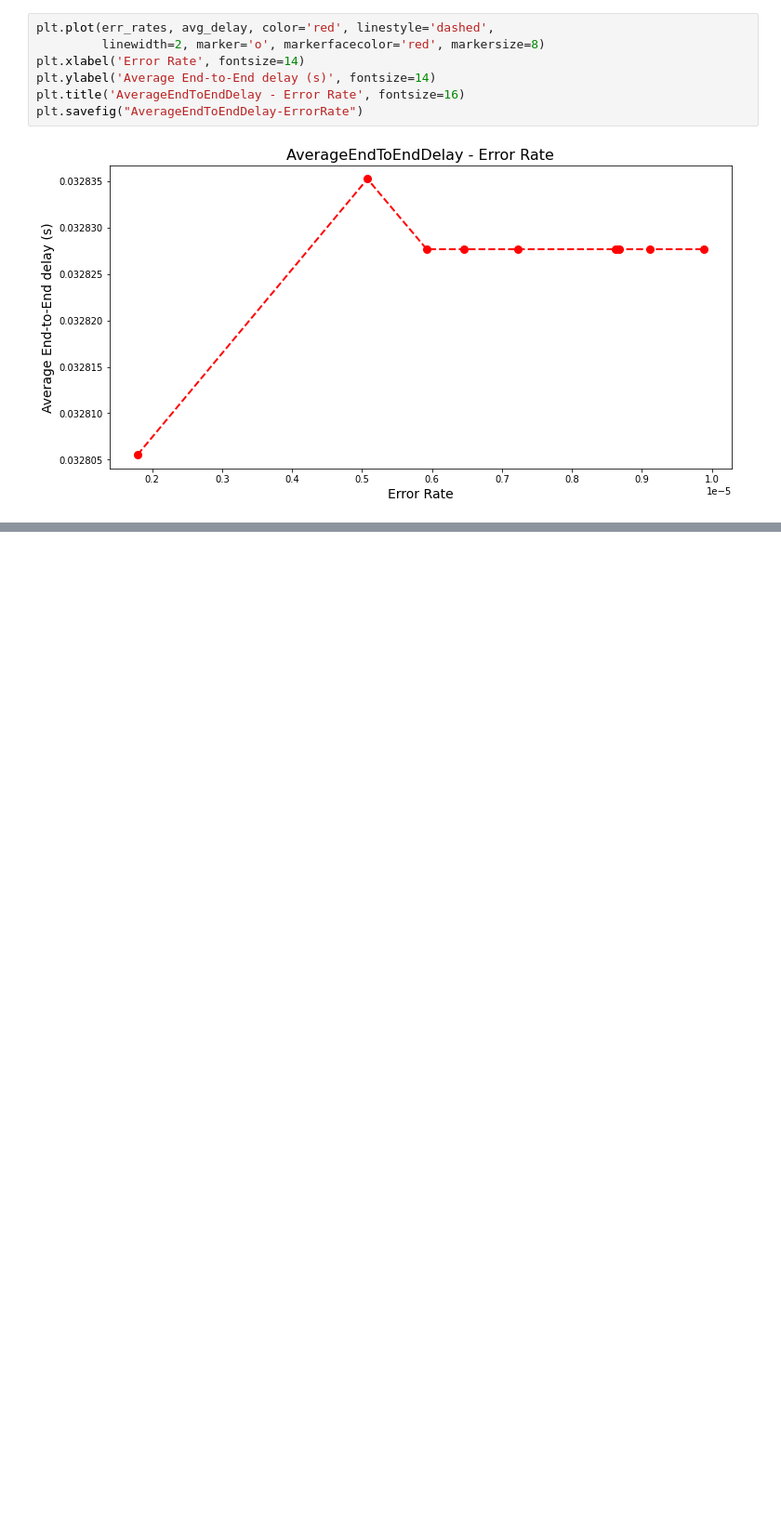
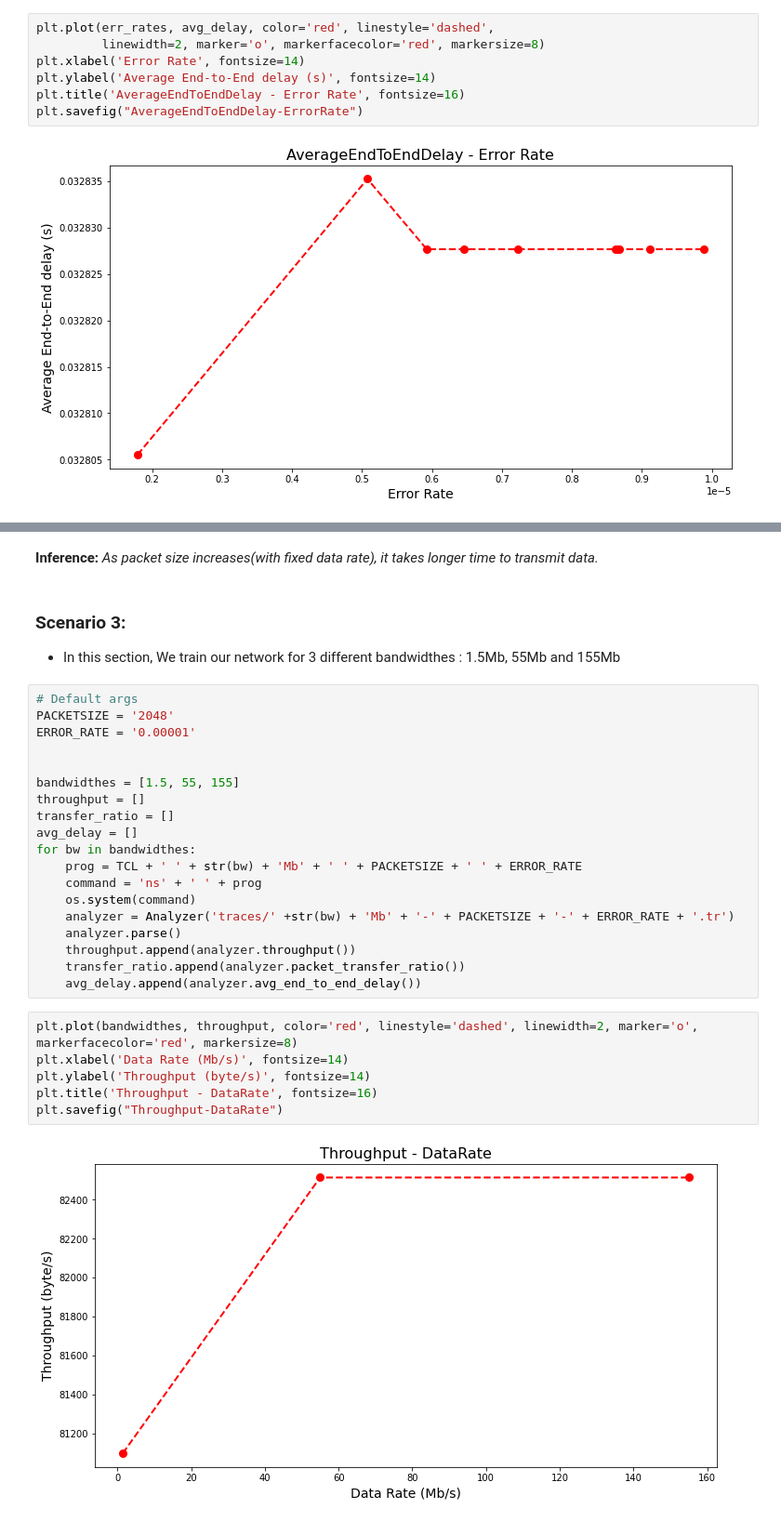
Before and after one commit to SM2A/Network_Simulation, a Jupyter notebook: Simulation-Report.ipynb, the cells around one changed output, grey strips where cells are left out. Shown: that part at 93% size. Cells and saved outputs as stored; diff of their text form; blank space fills up the shorter version.

```diff
--- a/Simulation-Report.ipynb
+++ b/Simulation-Report.ipynb
@@ -125,0 +147,32 @@ plt.savefig("AverageEndToEndDelay-Packet size")
+# %% [markdown]
+__Inference:__ _As packet size increases(with fixed data rate), it takes longer time to transmit data._
+# %% [markdown]
+### Scenario 3:
+- In this section, We train our network for 3 different bandwidthes : 1.5Mb, 55Mb and 155Mb
+# %%
+# Default args
+PACKETSIZE = '2048'
+ERROR_RATE = '0.00001'
+
+
+bandwidthes = [1.5, 55, 155]
+throughput = []
+transfer_ratio = []
+avg_delay = []
+for bw in bandwidthes:
+    prog = TCL + ' ' + str(bw) + 'Mb' + ' ' + PACKETSIZE + ' ' + ERROR_RATE
+    command = 'ns' + ' ' + prog
+    os.system(command)
+    analyzer = Analyzer('traces/' +str(bw) + 'Mb' + '-' + PACKETSIZE + '-' + ERROR_RATE + '.tr')
+    analyzer.parse()
+    throughput.append(analyzer.throughput())
+    transfer_ratio.append(analyzer.packet_transfer_ratio())
+    avg_delay.append(analyzer.avg_end_to_end_delay())
+# %%
+plt.plot(bandwidthes, throughput, color='red', linestyle='dashed', linewidth=2, marker='o', markerfacecolor='red', markersize=8)
+plt.xlabel('Data Rate (Mb/s)', fontsize=14)
+plt.ylabel('Throughput (byte/s)', fontsize=14)
+plt.title('Throughput - DataRate', fontsize=16)
+plt.savefig("Throughput-DataRate")
+# %% [output]
+[figure, added]
```
Also changed, not shown: parts of 23 cells of this notebook, 3 other files.
